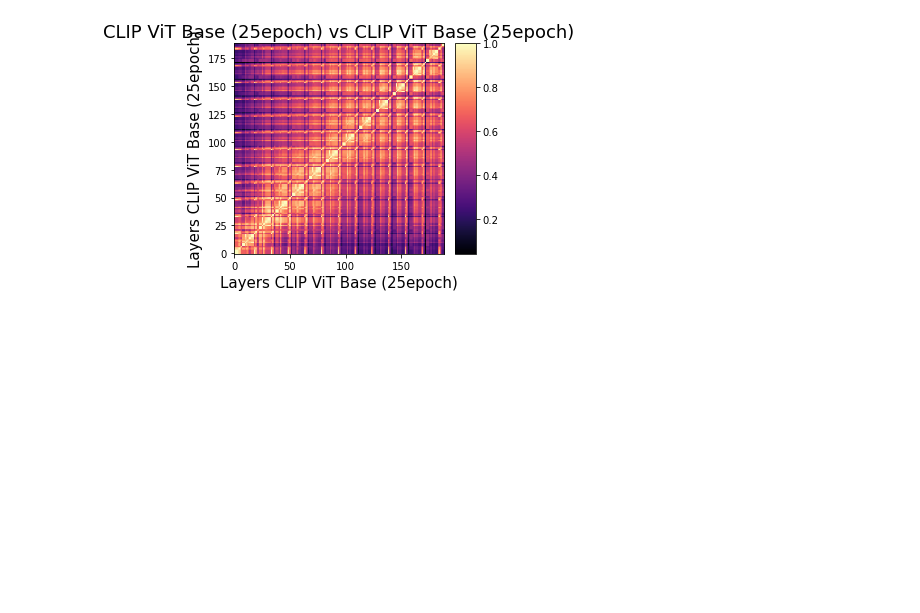
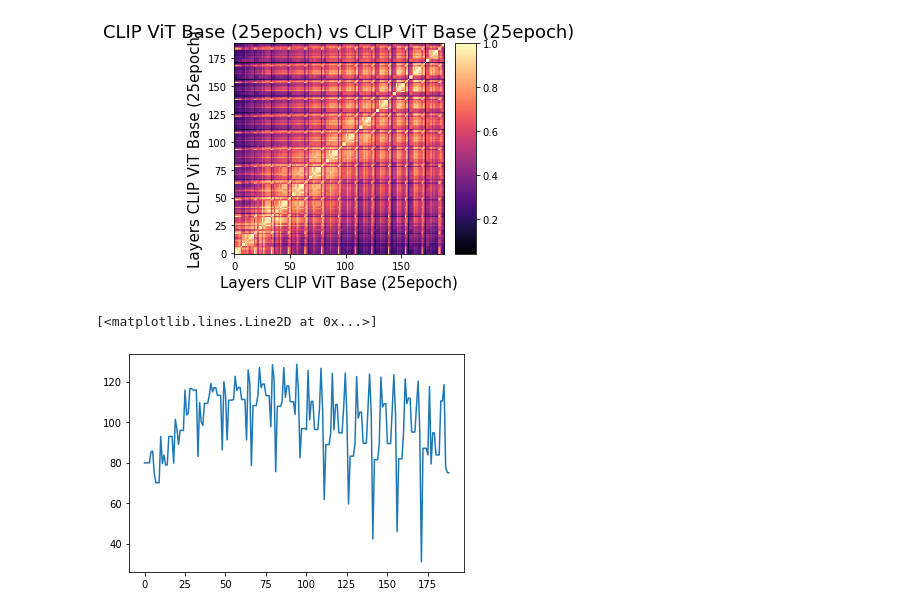
Before and after one commit to Pikus16/CKA_QuickAnalysis, a Jupyter notebook: SLIP_vs_CLIP.ipynb, the cells around one changed output. Saved outputs shown, nothing was run; the diff lists cells and outputs as text; code cells hidden in the pictures; blank space fills up the shorter version.

```diff
--- a/SLIP_vs_CLIP.ipynb
+++ b/SLIP_vs_CLIP.ipynb
@@ -135,3 +136,10 @@ results_clip = cka_clip.export()  # returns a dict that contains model names, la
 cka_clip.plot_results()
 # %% [output]
 [figure]
+# %%
+# Get column-wise sums
+sums = results['CKA'].sum(axis=0).numpy()
+plt.plot(np.arange(len(sums)),sums)
+# %% [output]
+[<matplotlib.lines.Line2D at 0x...>]
+[figure, added]
```
Also changed, not shown: parts of 5 cells of this notebook.
